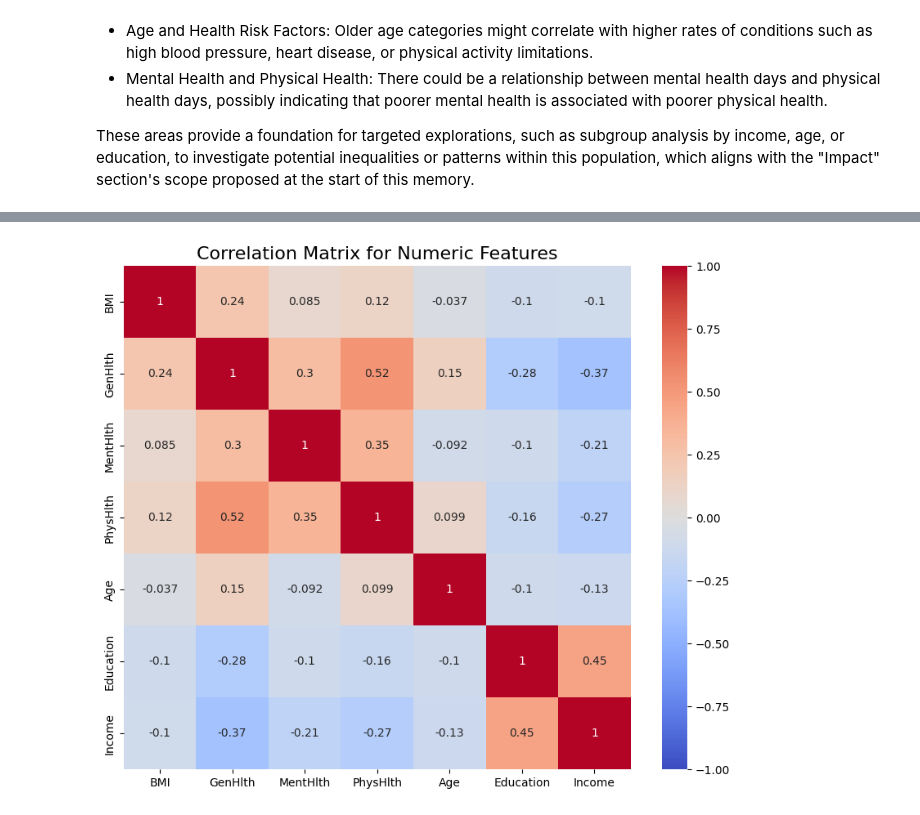
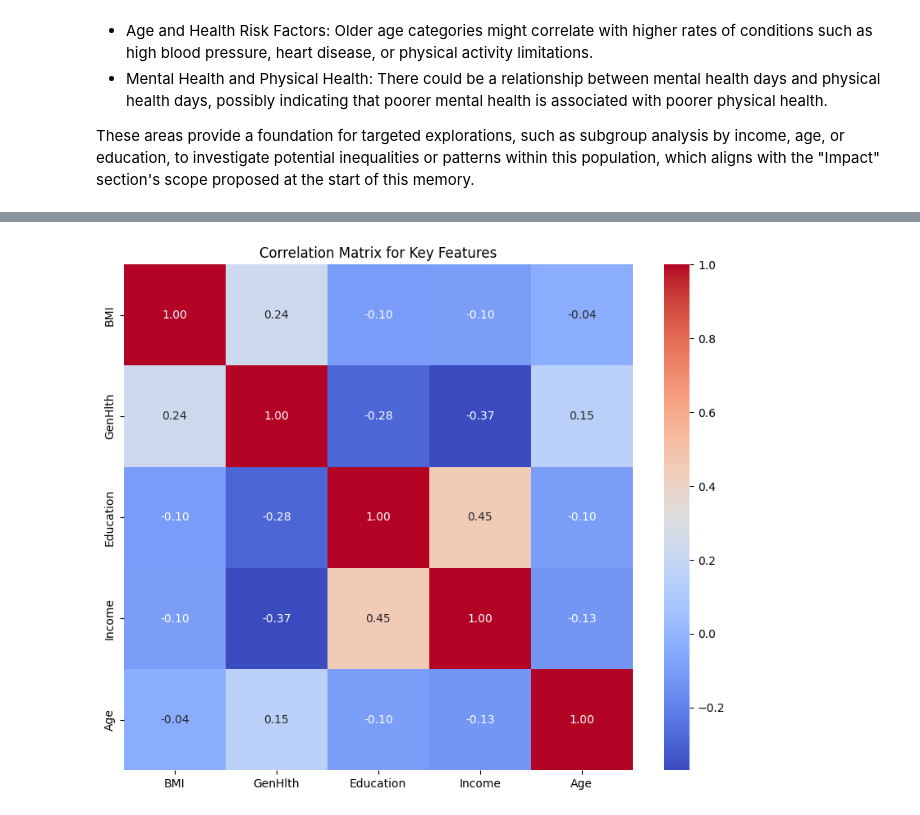
Before and after one commit to SaraRuDi/thesis, a Jupyter notebook: data-exploration.ipynb, the cells around one changed output, grey strips where cells are left out. Cells and saved outputs as stored; diff of their text form; code cells hidden in the pictures.

```diff
--- a/data-exploration.ipynb
+++ b/data-exploration.ipynb
@@ -181,8 +226,11 @@ correlation_matrix = X[continuous_ordinal_vars + categorical_vars].corr()
 # %%
-# plot correlation heatmap
+# generate correlation matrix including the target variable
+corr_matrix = X[['BMI', 'GenHlth', 'Education', 'Income', 'Age']].corr()
+
+# plot the correlation matrix
 plt.figure(figsize=(10, 8))
-sns.heatmap(correlation_matrix, annot=True, cmap="coolwarm", vmin=-1, vmax=1)
-plt.title("Correlation Matrix for Numeric Features", fontsize=16)
+sns.heatmap(corr_matrix, annot=True, cmap='coolwarm', fmt=".2f")
+plt.title('Correlation Matrix for Key Features')
 plt.show()
 # %% [output]
-[figure, old version]
+[figure, new version]
```
Also changed, not shown: parts of 16 cells of this notebook.
